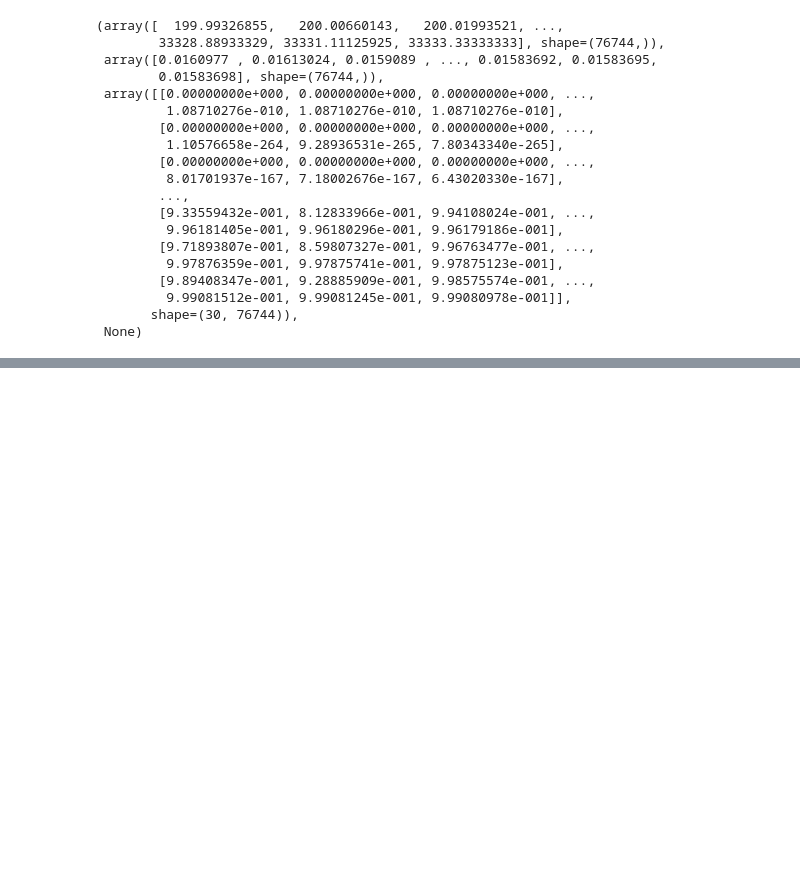
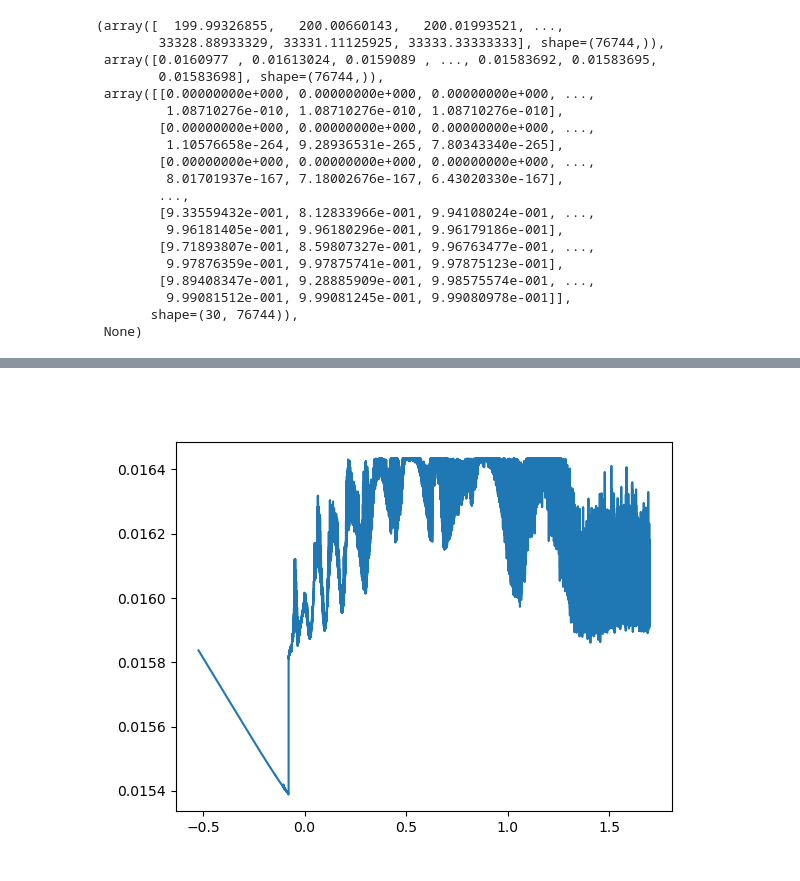
Before and after one commit to bponnekanti/comp_astro_25, a Jupyter notebook: assignment3/assignment3_taurexmodel.ipynb, the cells around one changed output, grey strips where cells are left out. Drawn from its saved outputs; the diff is of its cells as text; code cells hidden in the pictures; blank space fills up the shorter version.

```diff
--- a/assignment3/assignment3_taurexmodel.ipynb
+++ b/assignment3/assignment3_taurexmodel.ipynb
@@ -79,0 +94,8 @@ res
+# %%
+native_grid, rprs, tau, _ = res
+
+full_fig = plt.figure()
+plt.plot(np.log10(10000/native_grid),rprs)
+plt.show()
+# %% [output]
+[figure, added]
```
Also changed, not shown: parts of 15 cells of this notebook, 4 other files.
